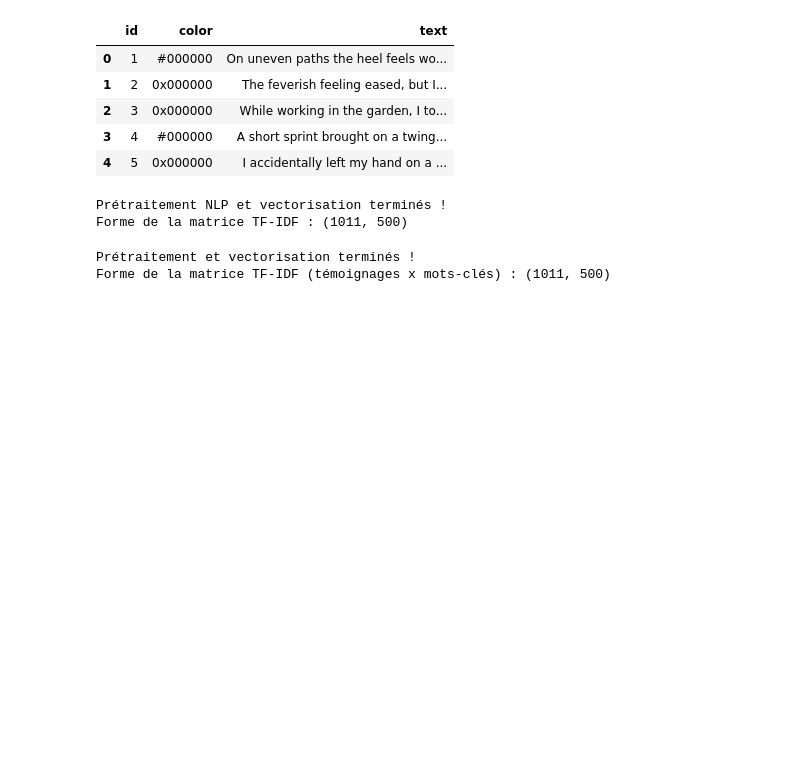
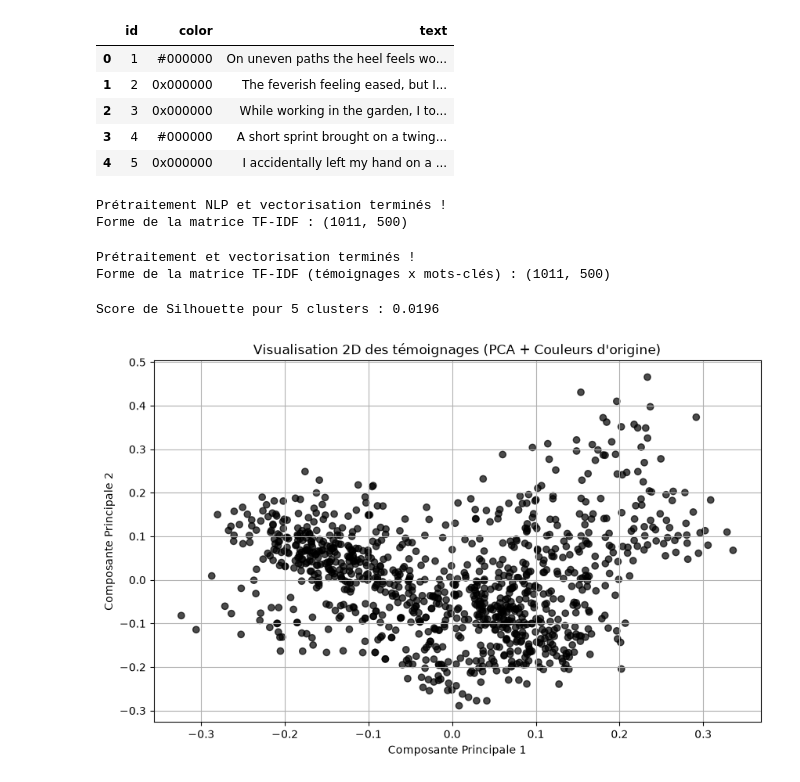
Before and after one commit to LouiSvon/cvrie, a Jupyter notebook: notebooks/unsupervised_learning.ipynb, the cells around one changed output. Cells and saved outputs as stored; diff of their text form; code cells hidden in the pictures; blank space fills up the shorter version.

Commit message:
add : kmeans

```diff
--- a/notebooks/unsupervised_learning.ipynb
+++ b/notebooks/unsupervised_learning.ipynb
@@ -98,3 +98,36 @@ print(f"Forme de la matrice TF-IDF (témoignages x mots-clés) : {X.shape}")
 # %% [output]
 Prétraitement et vectorisation terminés !
 Forme de la matrice TF-IDF (témoignages x mots-clés) : (1011, 500)
+# %%
+from sklearn.cluster import KMeans
+from sklearn.metrics import silhouette_score
+from sklearn.decomposition import PCA
+import matplotlib.pyplot as plt
+
+# 1. Entraînement de K-Means (ex: 5 clusters)
+n_clusters = 5
+kmeans = KMeans(n_clusters=n_clusters, random_state=42)
+data['cluster'] = kmeans.fit_predict(X)
+
+# 2. Score de Silhouette (pour évaluer la qualité du clustering)
+score = silhouette_score(X, data['cluster'])
+print(f"Score de Silhouette pour {n_clusters} clusters : {score:.4f}")
+
+# 3. Réduction de dimension 2D avec PCA
+pca = PCA(n_components=2)
+X_2d = pca.fit_transform(X.toarray())
+
+# 4. Formatage des couleurs (conversion 0x -> #)
+hex_colors = data['color'].astype(str).str.replace('0x', '#')
+
+# 5. Affichage du graphique 2D
+plt.figure(figsize=(10, 6))
+plt.scatter(X_2d[:, 0], X_2d[:, 1], c=hex_colors, alpha=0.7, edgecolors='k')
+plt.title("Visualisation 2D des témoignages (PCA + Couleurs d'origine)")
+plt.xlabel("Composante Principale 1")
+plt.ylabel("Composante Principale 2")
+plt.grid(True)
+plt.show()
+# %% [output]
+Score de Silhouette pour 5 clusters : 0.0196
+[figure, added]
```
